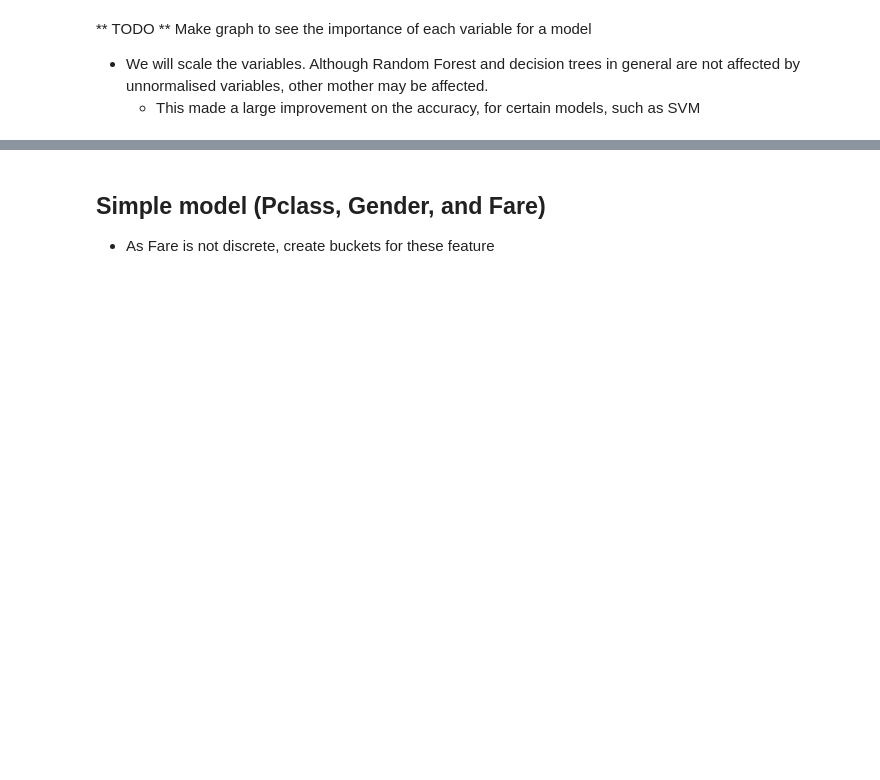
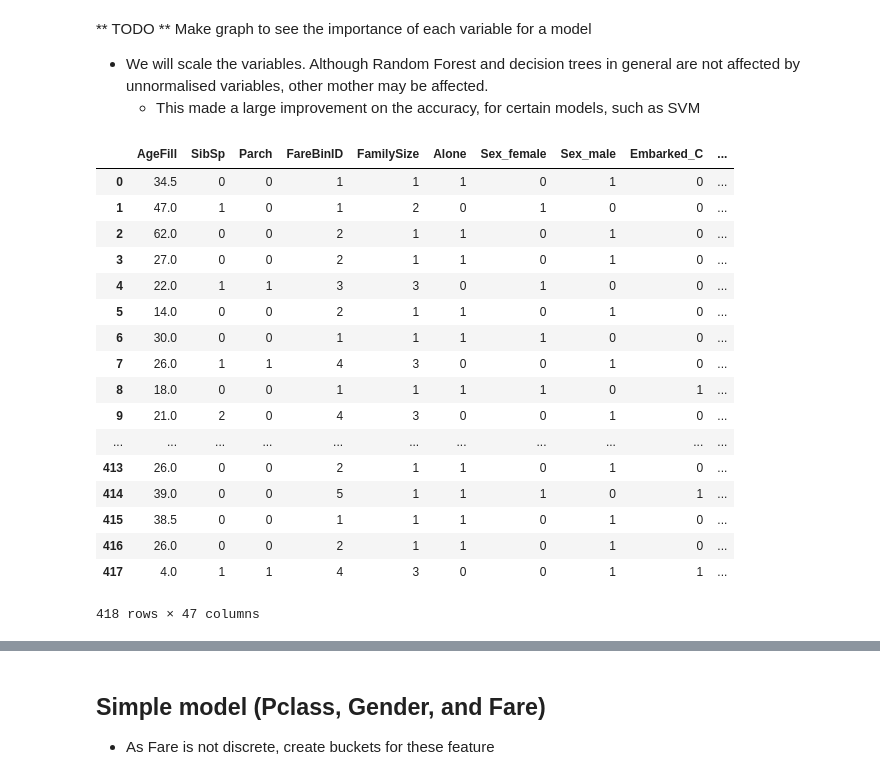
Before and after one commit to saldeal/Kaggle, a Jupyter notebook: titanic/Kaggle-Titanic.ipynb, the cells around one changed output, grey strips where cells are left out. Cells and saved outputs as stored; diff of their text form; code cells hidden in the pictures; blank space fills up the shorter version.

Commit message:
Playing with Ticket

```diff
--- a/titanic/Kaggle-Titanic.ipynb
+++ b/titanic/Kaggle-Titanic.ipynb
@@ -766,35 +822,62 @@ df_test['Alone'] = df_test.apply(lambda x: 1 if (x['FamilySize']==1)
 * We will scale the variables. Although Random Forest and decision trees in general are not affected by unnormalised variables, other mother may be affected.
     * This made a large improvement on the accuracy, for certain models, such as SVM
 # %%
+# Create a clean data frame for the regression
+#cols_to_keep = ['AgeFill', 'SibSp', 'Parch', 'FareFill', 'FamilySize', 'Alone']
+#cols_to_keep = ['AgeFill', 'SibSp', 'Parch', 'FareBinID', 'FamilySize', 'Alone']
+#cols_to_keep = ['AgeFill', 'SibSp', 'Parch', 'FareBinID', 'FamilySize', 'Alone', 'TicketFirstDigit', 'TicketNumDigits']
+cols_to_keep = ['AgeFill', 'SibSp', 'Parch', 'FareBinID', 'FamilySize', 'Alone']
+
 # Replace categorical variables (Sex, Embarked, Pclass) by dummy variables
 dummy_sex = pd.get_dummies(df_train['Sex'], prefix='Sex')
 dummy_embarked = pd.get_dummies(df_train['Embarked'], prefix='Embarked')
 dummy_pclass = pd.get_dummies(df_train['Pclass'], prefix='Pclass')
 dummy_title = pd.get_dummies(df_train['Title'], prefix='Title')
 #dummy_fare = pd.get_dummies(df_train['FareBin'], prefix='Title') # Worst result
+dummy_ticketprefix = pd.get_dummies(df_train['TicketPrefix'], prefix='TckPre')
 
-# Create a clean data frame for the regression
-cols_to_keep = ['AgeFill', 'SibSp', 'Parch', 'FareFill', 'FamilySize', 'Alone']
-#cols_to_keep = ['AgeFill', 'SibSp', 'Parch', 'FareBinID', 'FamilySize', 'Alone']
-X_train = df_train[cols_to_keep].join(dummy_sex).join(dummy_embarked).join(dummy_pclass).join(dummy_title)
+X_train = df_train[cols_to_keep].join(dummy_sex).join(dummy_embarked).join(dummy_pclass).join(dummy_title).join(dummy_ticketprefix)
 
 # Target
 Y_train = df_train['Survived']
 
 # Prepare test dataset
 # Replace categorical variables (Sex, Embarked, Pclass) by dummy variables
 dummy_sex = pd.get_dummies(df_test['Sex'], prefix='Sex')
 dummy_embarked = pd.get_dummies(df_test['Embarked'], prefix='Embarked')
 dummy_pclass = pd.get_dummies(df_test['Pclass'], prefix='Pclass')
 dummy_title = pd.get_dummies(df_test['Title'], prefix='Title')
 #dummy_fare = pd.get_dummies(df_test['FareBin'], prefix='Title')
-X_test = df_test[cols_to_keep].join(dummy_sex).join(dummy_embarked).join(dummy_pclass).join(dummy_title)
+dummy_ticketprefix = pd.get_dummies(df_test['TicketPrefix'], prefix='TckPre')
 
+
+X_test = df_test[cols_to_keep].join(dummy_sex).join(dummy_embarked).join(dummy_pclass).join(dummy_title).join(dummy_ticketprefix)
+
+display(X_test)
 
 # Scale features
 sc = StandardScaler()
 X_train_std = sc.fit_transform(X_train)
-X_test_std = sc.transform(X_test)
+#X_test_std = sc.transform(X_test)
+# %% [output]
+|  | AgeFill | SibSp | Parch | FareBinID | FamilySize | Alone | Sex_female | Sex_male | Embarked_C | ... |
+| 0 | 34.5 | 0 | 0 | 1 | 1 | 1 | 0 | 1 | 0 | ... |
+| 1 | 47.0 | 1 | 0 | 1 | 2 | 0 | 1 | 0 | 0 | ... |
+| 2 | 62.0 | 0 | 0 | 2 | 1 | 1 | 0 | 1 | 0 | ... |
+| 3 | 27.0 | 0 | 0 | 2 | 1 | 1 | 0 | 1 | 0 | ... |
+| 4 | 22.0 | 1 | 1 | 3 | 3 | 0 | 1 | 0 | 0 | ... |
+| 5 | 14.0 | 0 | 0 | 2 | 1 | 1 | 0 | 1 | 0 | ... |
+| 6 | 30.0 | 0 | 0 | 1 | 1 | 1 | 1 | 0 | 0 | ... |
+| 7 | 26.0 | 1 | 1 | 4 | 3 | 0 | 0 | 1 | 0 | ... |
+| 8 | 18.0 | 0 | 0 | 1 | 1 | 1 | 1 | 0 | 1 | ... |
+| 9 | 21.0 | 2 | 0 | 4 | 3 | 0 | 0 | 1 | 0 | ... |
+| ... | ... | ... | ... | ... | ... | ... | ... | ... | ... | ... |
+| 413 | 26.0 | 0 | 0 | 2 | 1 | 1 | 0 | 1 | 0 | ... |
+| 414 | 39.0 | 0 | 0 | 5 | 1 | 1 | 1 | 0 | 1 | ... |
+| 415 | 38.5 | 0 | 0 | 1 | 1 | 1 | 0 | 1 | 0 | ... |
+| 416 | 26.0 | 0 | 0 | 2 | 1 | 1 | 0 | 1 | 0 | ... |
+| 417 | 4.0 | 1 | 1 | 4 | 3 | 0 | 0 | 1 | 1 | ... |
+418 rows × 47 columns
 # %%
 model_results = []
 X_train = X_train_std
```
Also changed, not shown: parts of 15 cells of this notebook.
